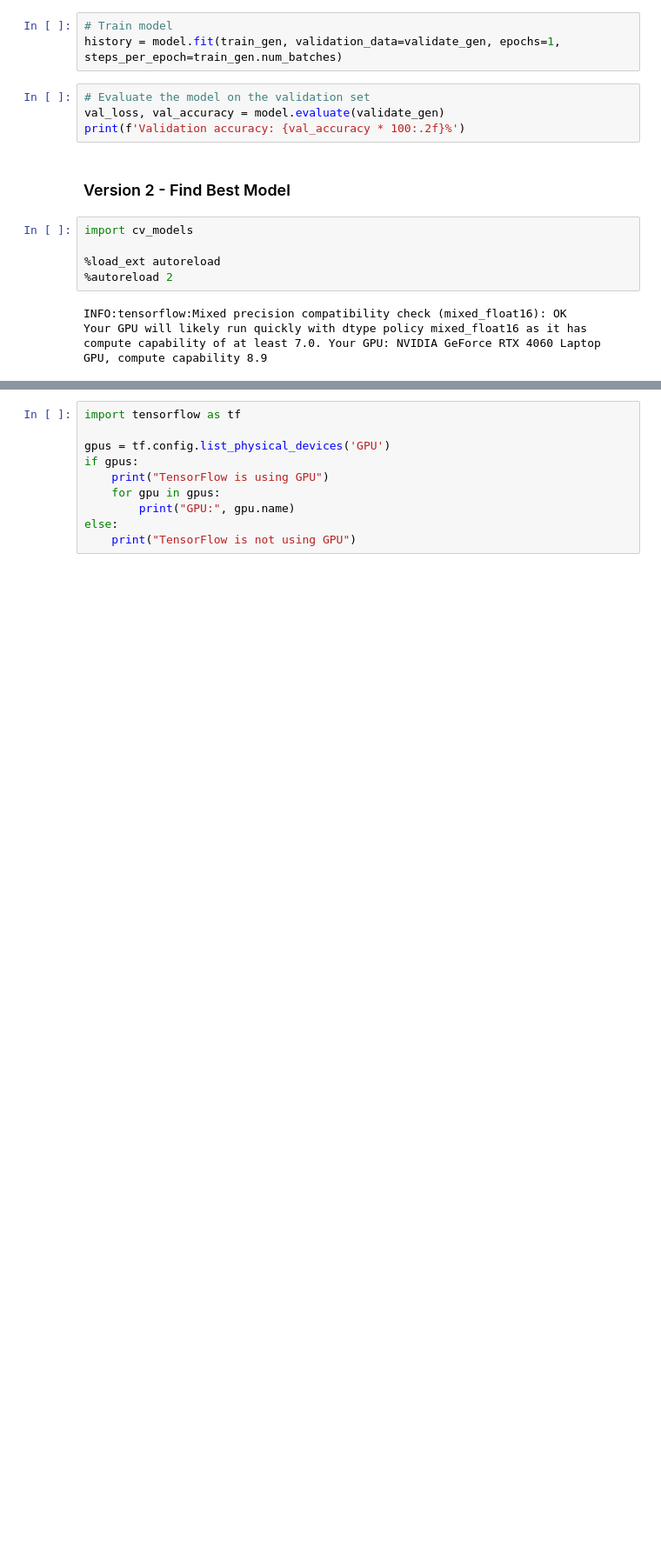
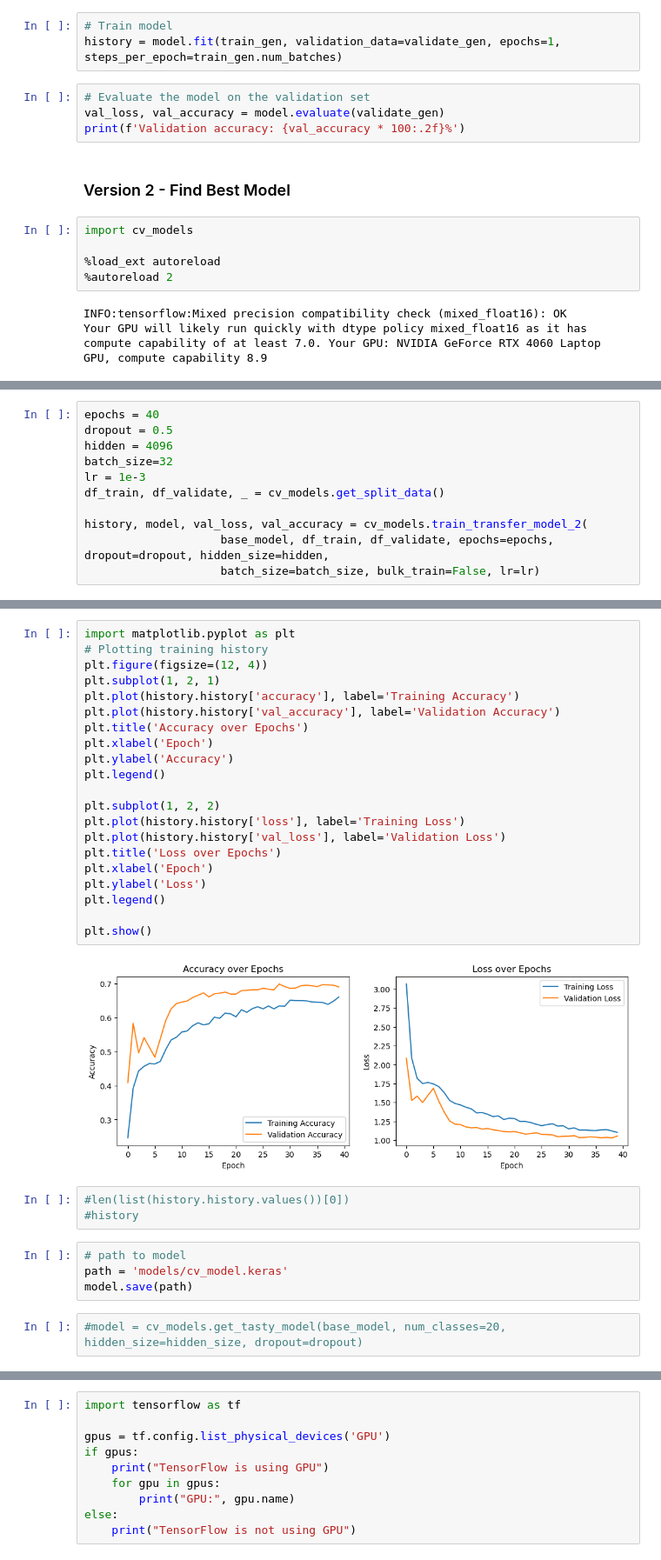
Before and after one commit to jonkerr/indian-food, a Jupyter notebook: simple_example.ipynb, the cells around one changed output, grey strips where cells are left out. Shown: that part at 87% size. Drawn from its saved outputs; the diff is of its cells as text; blank space fills up the shorter version.

Commit message:
Got a muc better performing model that we can work with for now (69% validation accuracy)

```diff
--- a/simple_example.ipynb
+++ b/simple_example.ipynb
@@ -157,0 +141,11 @@ Detected at node 'tasty_model_3/xception/block1_conv2/Conv2D' defined at (most r
+# %%
+epochs = 40
+dropout = 0.5
+hidden = 4096
+batch_size=32
+lr = 1e-3
+df_train, df_validate, _ = cv_models.get_split_data()
+
+history, model, val_loss, val_accuracy = cv_models.train_transfer_model_2(
+                    base_model, df_train, df_validate, epochs=epochs, dropout=dropout, hidden_size=hidden,
+                    batch_size=batch_size, bulk_train=False, lr=lr)
@@ -157,0 +173,32 @@ Detected at node 'tasty_model_3/xception/block1_conv2/Conv2D' defined at (most r
+# %%
+import matplotlib.pyplot as plt
+# Plotting training history
+plt.figure(figsize=(12, 4))
+plt.subplot(1, 2, 1)
+plt.plot(history.history['accuracy'], label='Training Accuracy')
+plt.plot(history.history['val_accuracy'], label='Validation Accuracy')
+plt.title('Accuracy over Epochs')
+plt.xlabel('Epoch')
+plt.ylabel('Accuracy')
+plt.legend()
+
+plt.subplot(1, 2, 2)
+plt.plot(history.history['loss'], label='Training Loss')
+plt.plot(history.history['val_loss'], label='Validation Loss')
+plt.title('Loss over Epochs')
+plt.xlabel('Epoch')
+plt.ylabel('Loss')
+plt.legend()
+
+plt.show()
+# %% [output]
+[figure, added]
+# %%
+#len(list(history.history.values())[0])
+#history
+# %%
+# path to model
+path = 'models/cv_model.keras'
+model.save(path)
+# %%
+#model = cv_models.get_tasty_model(base_model, num_classes=20, hidden_size=hidden_size, dropout=dropout)
```
Also changed, not shown: parts of 17 cells of this notebook, 2 other files.
